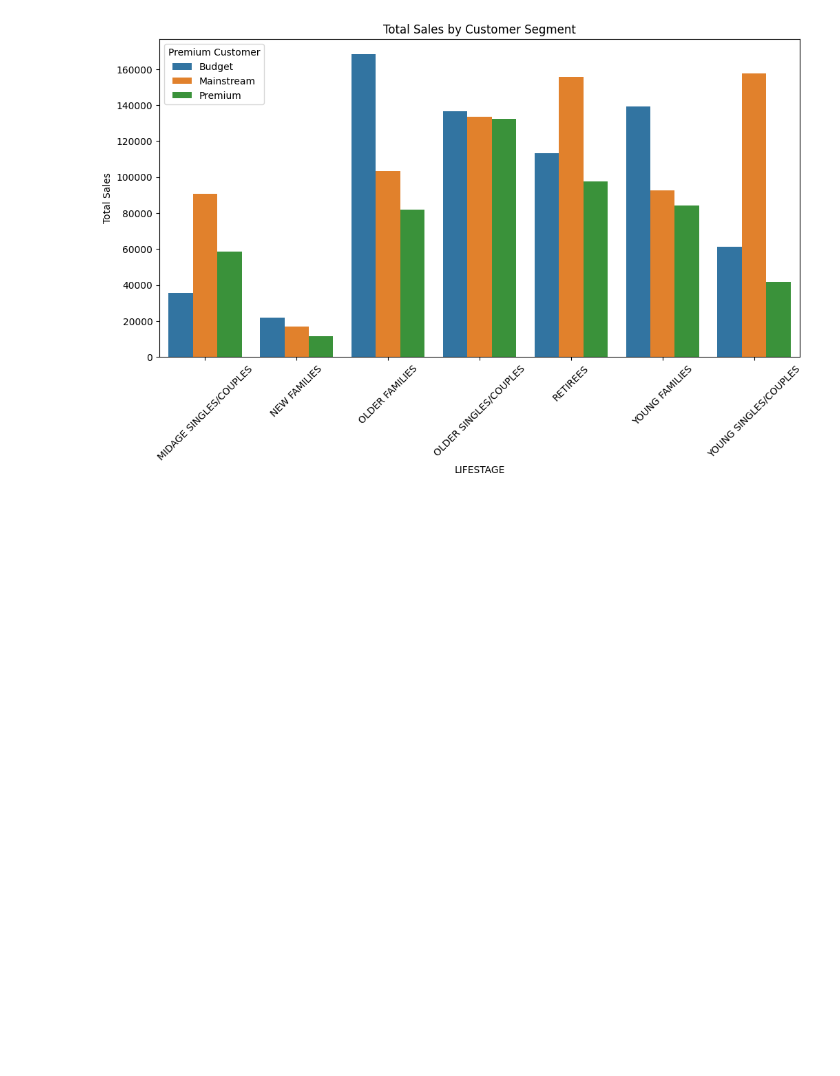
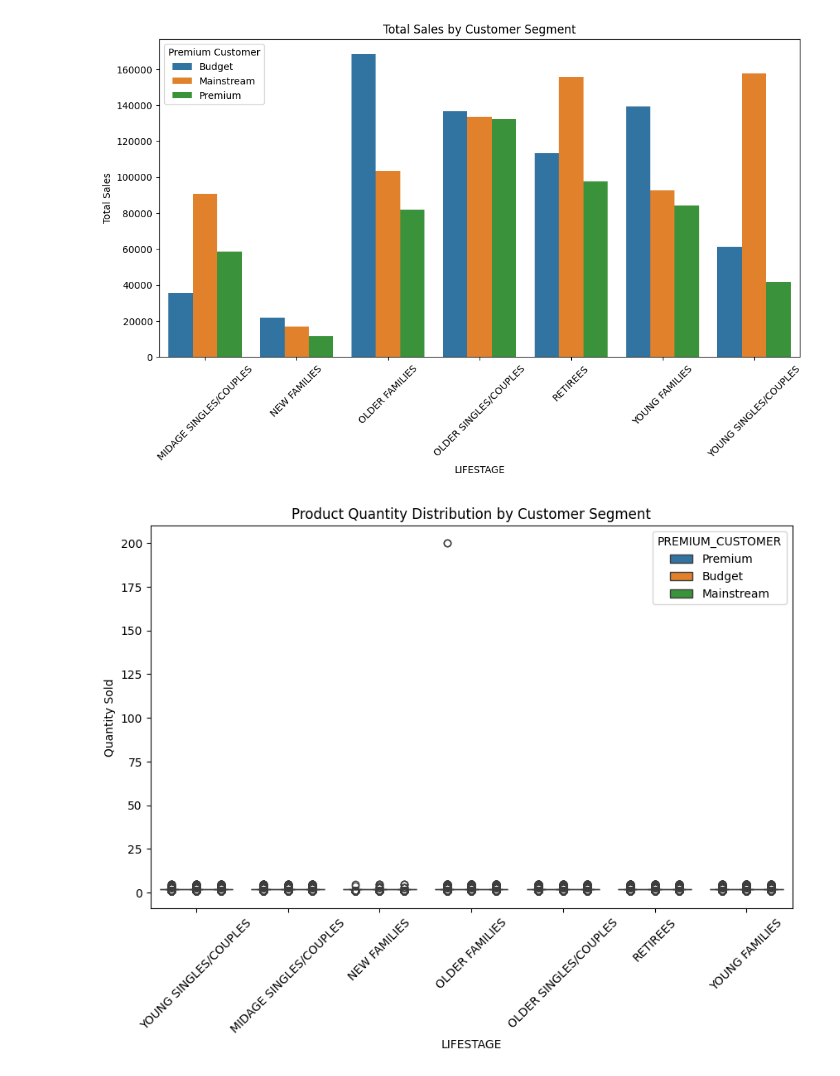
Before and after one commit to Emily-Ngahu/Customer-purchase-behavior-, a Jupyter notebook: customer_behavior.ipynb, the cells around one changed output. Saved outputs shown, nothing was run; the diff lists cells and outputs as text; code cells hidden in the pictures; blank space fills up the shorter version.

```diff
--- a/customer_behavior.ipynb
+++ b/customer_behavior.ipynb
@@ -92,6 +92,9 @@ LYLTY_CARD_NBR       int64
 LIFESTAGE           object
 PREMIUM_CUSTOMER    object
 dtype: object
+# %%
+
+transaction_df['DATE'] = pd.to_datetime(transaction_df['DATE'])
 # %%
 print(transaction_df.describe())
 print(purchase_behavior_df.describe())
@@ -243,3 +246,13 @@ plt.legend(title='Premium Customer')
 plt.show()
 # %% [output]
 [figure]
+# %%
+#Distribution of Transaction Quantity: Check if packet size correlates with customer segments.
+plt.figure(figsize=(10, 6))
+sns.boxplot(data=df, x='LIFESTAGE', y='PROD_QTY', hue='PREMIUM_CUSTOMER')
+plt.title('Product Quantity Distribution by Customer Segment')
+plt.ylabel('Quantity Sold')
+plt.xticks(rotation=45)
+plt.show()
+# %% [output]
+[figure, added]
```
Also changed, not shown: parts of 2 cells of this notebook, 1 other file.
